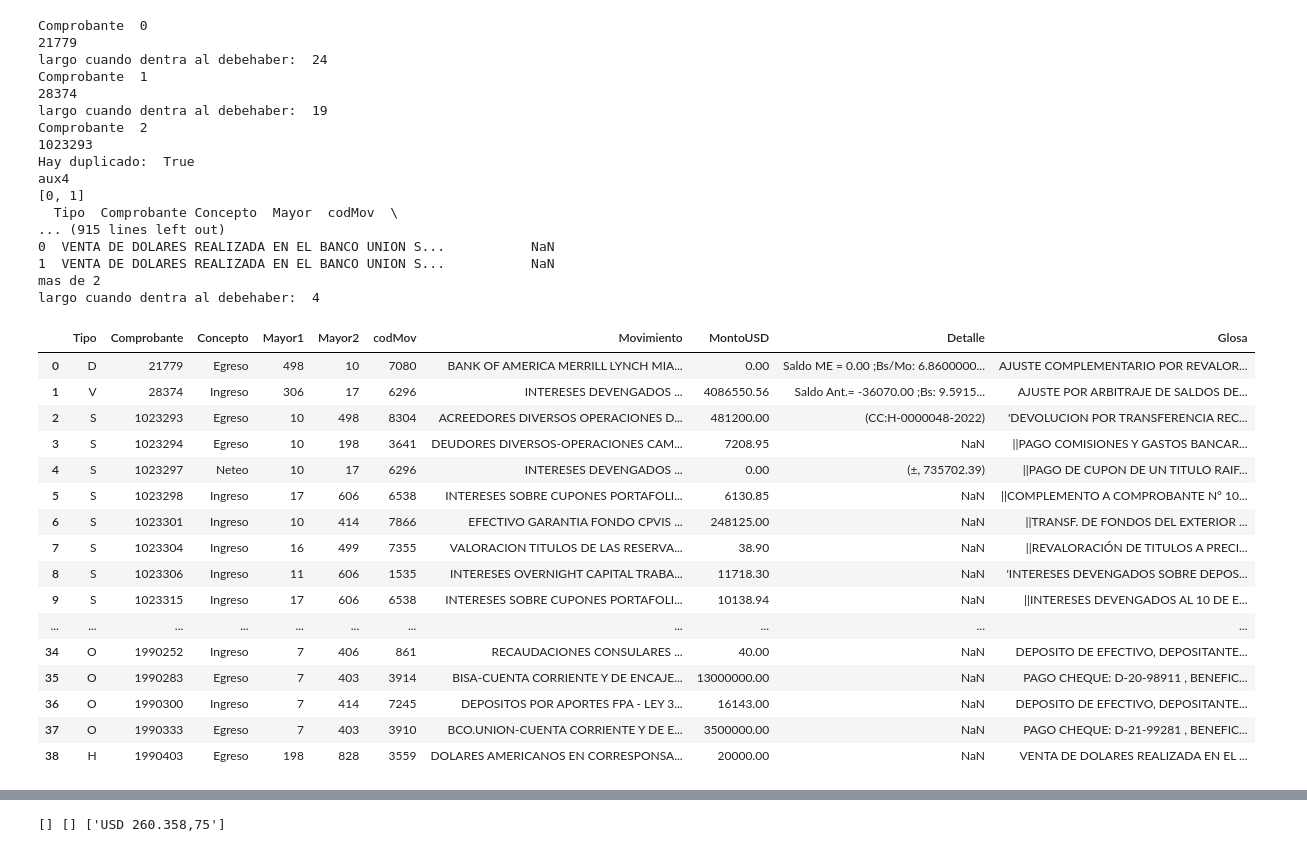
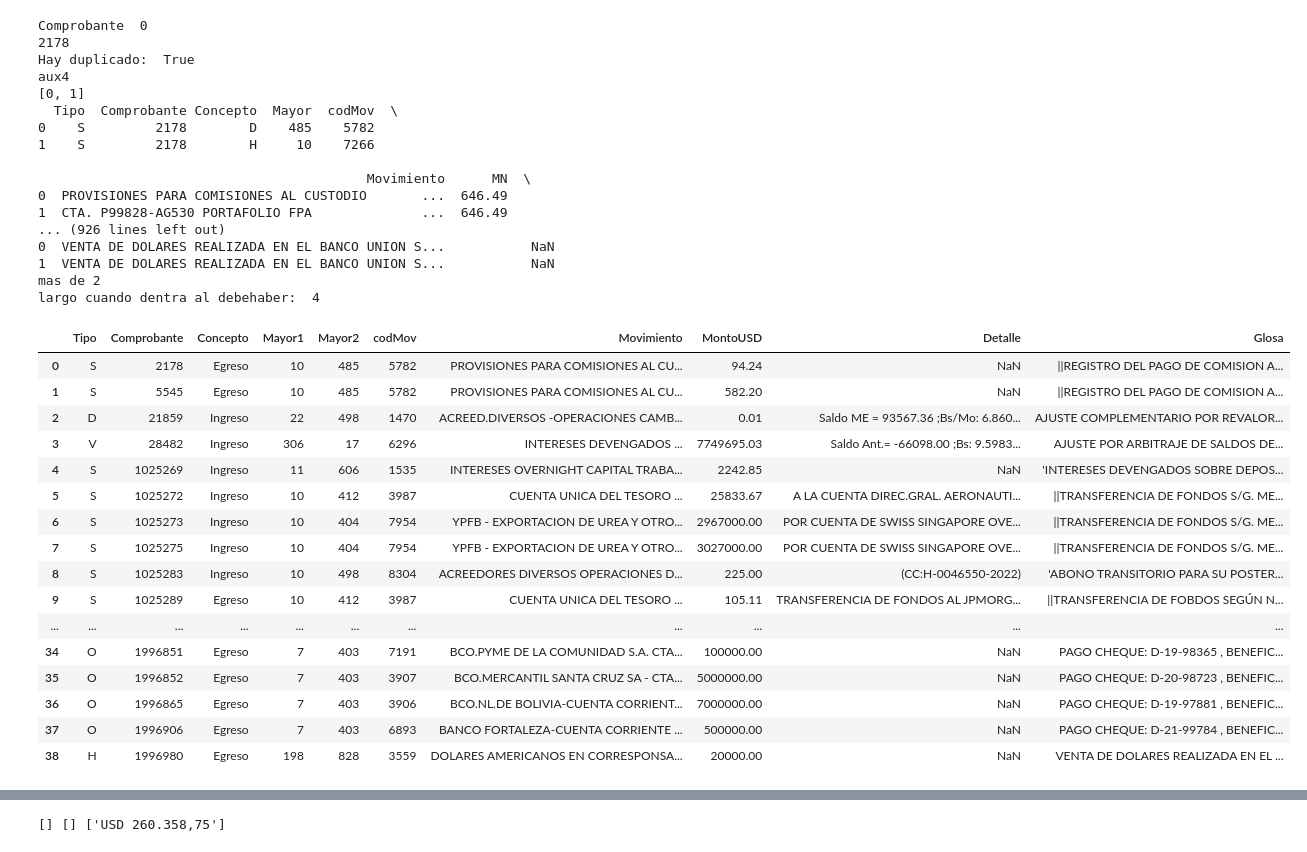
Before and after one commit to WilderGitHub/AppCambiaria, a Jupyter notebook: app/app.ipynb, the cells around one changed output, grey strips where cells are left out. Drawn from its saved outputs; the diff is of its cells as text; code cells hidden in the pictures.

```diff
--- a/app/app.ipynb
+++ b/app/app.ipynb
@@ -3,16 +3,18 @@ import numpy as np
 import pandas as pd
 import re
 from pandas import Series, DataFrame
-gtes = "gtes10ene.xls"
-goi = "goi10ene.xls"
-gom = "gom10ene.xls"
-gef = "gef10ene.xls"
+gtes = "gtes04feb.xls"
+goi = "goi04feb.xls"
+gom = "gom04feb.xls"
+gef = "gef04feb.xls"
+parametros = "parametros.xlsx"
 cuentas=[7,10,11,12,16,17]
 bdgtes = pd.read_excel('../data/'+gtes)
 bdgoi = pd.read_excel('../data/'+goi)
 bdgom = pd.read_excel('../data/'+gom)
 bdgef = pd.read_excel('../data/'+gef)
-
+movimientos =pd.read_excel('../data/'+parametros, sheet_name="movimientos")
 bdBruto= pd.concat([bdgtes,bdgoi,bdgom,bdgef],ignore_index=True)
 #bd.describe()
+movimientos
 # %% [output]
@@ -127,12 +142,14 @@ for q in range(len(aux1)):
     aux2 = bd[bd["comprobante"]==aux1[q]]
     aux2=aux2.reset_index(drop=True)
     data1=[]
-    columnas=["Tipo","Comprobante","Concepto","Mayor","codMov","Movimiento","MN","Glosa","GlosaDetalle"]
+    columnas1=["Tipo","Comprobante","Concepto","Mayor","codMov","Movimiento","MN","Glosa","GlosaDetalle"]
+    data2=[]
+    columnas2=["Tipo","Comprobante","Concepto","Mayor1","Mayor2","codMov","Movimiento","MontoUSD","Detalle","Glosa"] #luego pones mas campos importantes
     print("Comprobante ",q)
     print(aux2["comprobante"][0])
     if aux2["tipo"][0]=='V' or aux2["tipo"][0]=='D': ####### los ajustes por arbitraje y revalorizacion ######
         data2=[]
-        columnas=["Tipo","Comprobante","Concepto","Mayor1","Mayor2","codMov","Movimiento","MontoUSD","Detalle","Glosa"] #luego pones mas campos importantes
+        columnas2=["Tipo","Comprobante","Concepto","Mayor1","Mayor2","codMov","Movimiento","MontoUSD","Detalle","Glosa"] #luego pones mas campos importantes
         sumaDebe=0
         sumaHaber=0
         for i in aux2.index:
@@ -149,7 +166,7 @@ for q in range(len(aux1)):
             dv("Egreso",-suma)
             #unRegistro=pd.DataFrame(data2,columns=columnas)
             #consolidado=consolidado.append(unRegistro, ignore_index=True)
-        unRegistro=pd.DataFrame(data2,columns=columnas)
+        unRegistro=pd.DataFrame(data2,columns=columnas2)
         consolidado=consolidado.append(unRegistro, ignore_index=True)
     else: # estos son los casos normales digamos ##############################################################
         #print ("menos Tipo D o V")
@@ -167,7 +184,7 @@ for q in range(len(aux1)):
                     "Mayor":aux2["mayor"][aux4[x]],"codMov":aux2["codMov"][aux4[x]],"Movimiento":aux2["nomMov"][aux4[x]],
                     "MN":aux2["mn"][aux4[x]],"Glosa":aux2["glosa"][aux4[x]],"GlosaDetalle":aux2["glosaRenglon"][aux4[x]],
                             })
-                pares=pd.DataFrame(data1,columns=columnas)
+                pares=pd.DataFrame(data1,columns=columnas1)
 
         else:   # Aqui anotamos todos los que no son repetidos
             print('aux2')
@@ -182,7 +199,7 @@ for q in range(len(aux1)):
                     "Mayor":aux2["mayor"][x],"codMov":aux2["codMov"][x],"Movimiento":aux2["nomMov"][x],
                     "MN":aux2["mn"][x],"Glosa":aux2["glosa"][x],"GlosaDetalle":aux2["glosaRenglon"][x],
                             })
-                pares=pd.DataFrame(data1,columns=columnas)
+                pares=pd.DataFrame(data1,columns=columnas1)
 
             #print(aux2['mayor'][i],' ... ',aux2["comprobante"][i])
             #print('pares ',pares["Comprobante"][0])
@@ -195,7 +212,7 @@ for q in range(len(aux1)):
             if pares["Mayor"][0] in cuentas and pares["Mayor"][1] in cuentas:
                 #print("Posible Neteo")
                 llenarData("Neteo",0,1)  ######## aqui ver para que el monto sea cero y que en el detalle salga el monto
-                unRegistro=pd.DataFrame(data2,columns=columnas)
+                unRegistro=pd.DataFrame(data2,columns=columnas2)
             else:
                 if pares["Mayor"][0] in cuentas and pares["Mayor"][1] not in cuentas and pares["Concepto"][0]=="D":
                     print('caso 1')
@@ -229,58 +246,58 @@ for q in range(len(aux1)):
                     if aux2["mayor"][i] in cuentas and aux2["dh"][i]=='D':
                         sumaDebe=sumaDebe+aux2["mn"][i]/6.86
                     elif aux2["mayor"][i] in cuentas and aux2["dh"][i]=='H':
                         sumaHaber=sumaHaber+aux2["mn"][i]/6.86
                 suma=sumaDebe-sumaHaber
                 if suma>0:
                     dv("Ingreso",suma)
                     #unRegistro=pd.DataFrame(data2,columns=columnas)
                     #consolidado=consolidado.append(unRegistro, ignore_index=True)
                 else:
                     dv("Egreso",-suma)
                     #unRegistro=pd.DataFrame(data2,columns=columnas)
                     #consolidado=consolidado.append(unRegistro, ignore_index=True)
                 ####
 
-        unRegistro=pd.DataFrame(data2,columns=columnas)
+        unRegistro=pd.DataFrame(data2,columns=columnas2)
         consolidado=consolidado.append(unRegistro, ignore_index=True)
 
 consolidado
 #consolidado.to_excel("borrar1.xlsx")
 # %% [output]
 Comprobante  0
-21779
-largo cuando dentra al debehaber:  24
-Comprobante  1
-28374
-largo cuando dentra al debehaber:  19
-Comprobante  2
-1023293
+2178
 Hay duplicado:  True
 aux4
 [0, 1]
   Tipo  Comprobante Concepto  Mayor  codMov  \
-... (915 lines left out)
+0    S         2178        D    485    5782
+1    S         2178        H     10    7266
+
+                                          Movimiento      MN  \
+0  PROVISIONES PARA COMISIONES AL CUSTODIO       ...  646.49
+1  CTA. P99828-AG530 PORTAFOLIO FPA              ...  646.49
+... (926 lines left out)
 0  VENTA DE DOLARES REALIZADA EN EL BANCO UNION S...           NaN
 1  VENTA DE DOLARES REALIZADA EN EL BANCO UNION S...           NaN
 mas de 2
 largo cuando dentra al debehaber:  4
 |  | Tipo | Comprobante | Concepto | Mayor1 | Mayor2 | codMov | Movimiento | MontoUSD | Detalle | Glosa |
-| 0 | D | 21779 | Egreso | 498 | 10 | 7080 | BANK OF AMERICA MERRILL LYNCH MIA... | 0.00 | Saldo ME = 0.00 ;Bs/Mo: 6.8600000... | AJUSTE COMPLEMENTARIO POR REVALOR... |
-| 1 | V | 28374 | Ingreso | 306 | 17 | 6296 | INTERESES DEVENGADOS ... | 4086550.56 | Saldo Ant.= -36070.00 ;Bs: 9.5915... | AJUSTE POR ARBITRAJE DE SALDOS DE... |
-| 2 | S | 1023293 | Egreso | 10 | 498 | 8304 | ACREEDORES DIVERSOS OPERACIONES D... | 481200.00 | (CC:H-0000048-2022) | 'DEVOLUCION POR TRANSFERENCIA REC... |
-| 3 | S | 1023294 | Egreso | 10 | 198 | 3641 | DEUDORES DIVERSOS-OPERACIONES CAM... | 7208.95 | NaN | ||PAGO COMISIONES Y GASTOS BANCAR... |
-| 4 | S | 1023297 | Neteo | 10 | 17 | 6296 | INTERESES DEVENGADOS ... | 0.00 | (±, 735702.39) | ||PAGO DE CUPON DE UN TITULO RAIF... |
-| 5 | S | 1023298 | Ingreso | 17 | 606 | 6538 | INTERESES SOBRE CUPONES PORTAFOLI... | 6130.85 | NaN | ||COMPLEMENTO A COMPROBANTE N° 10... |
-| 6 | S | 1023301 | Ingreso | 10 | 414 | 7866 | EFECTIVO GARANTIA FONDO CPVIS ... | 248125.00 | NaN | ||TRANSF. DE FONDOS DEL EXTERIOR ... |
-| 7 | S | 1023304 | Ingreso | 16 | 499 | 7355 | VALORACION TITULOS DE LAS RESERVA... | 38.90 | NaN | ||REVALORACIÓN DE TITULOS A PRECI... |
-| 8 | S | 1023306 | Ingreso | 11 | 606 | 1535 | INTERESES OVERNIGHT CAPITAL TRABA... | 11718.30 | NaN | 'INTERESES DEVENGADOS SOBRE DEPOS... |
-| 9 | S | 1023315 | Ingreso | 17 | 606 | 6538 | INTERESES SOBRE CUPONES PORTAFOLI... | 10138.94 | NaN | ||INTERESES DEVENGADOS AL 10 DE E... |
+| 0 | S | 2178 | Egreso | 10 | 485 | 5782 | PROVISIONES PARA COMISIONES AL CU... | 94.24 | NaN | ||REGISTRO DEL PAGO DE COMISION A... |
+| 1 | S | 5545 | Egreso | 10 | 485 | 5782 | PROVISIONES PARA COMISIONES AL CU... | 582.20 | NaN | ||REGISTRO DEL PAGO DE COMISION A... |
+| 2 | D | 21859 | Ingreso | 22 | 498 | 1470 | ACREED.DIVERSOS -OPERACIONES CAMB... | 0.01 | Saldo ME = 93567.36 ;Bs/Mo: 6.860... | AJUSTE COMPLEMENTARIO POR REVALOR... |
+| 3 | V | 28482 | Ingreso | 306 | 17 | 6296 | INTERESES DEVENGADOS ... | 7749695.03 | Saldo Ant.= -66098.00 ;Bs: 9.5983... | AJUSTE POR ARBITRAJE DE SALDOS DE... |
+| 4 | S | 1025269 | Ingreso | 11 | 606 | 1535 | INTERESES OVERNIGHT CAPITAL TRABA... | 2242.85 | NaN | 'INTERESES DEVENGADOS SOBRE DEPOS... |
+| 5 | S | 1025272 | Ingreso | 10 | 412 | 3987 | CUENTA UNICA DEL TESORO ... | 25833.67 | A LA CUENTA DIREC.GRAL. AERONAUTI... | ||TRANSFERENCIA DE FONDOS S/G. ME... |
+| 6 | S | 1025273 | Ingreso | 10 | 404 | 7954 | YPFB - EXPORTACION DE UREA Y OTRO... | 2967000.00 | POR CUENTA DE SWISS SINGAPORE OVE... | ||TRANSFERENCIA DE FONDOS S/G. ME... |
+| 7 | S | 1025275 | Ingreso | 10 | 404 | 7954 | YPFB - EXPORTACION DE UREA Y OTRO... | 3027000.00 | POR CUENTA DE SWISS SINGAPORE OVE... | ||TRANSFERENCIA DE FONDOS S/G. ME... |
+| 8 | S | 1025283 | Ingreso | 10 | 498 | 8304 | ACREEDORES DIVERSOS OPERACIONES D... | 225.00 | (CC:H-0046550-2022) | 'ABONO TRANSITORIO PARA SU POSTER... |
+| 9 | S | 1025289 | Egreso | 10 | 412 | 3987 | CUENTA UNICA DEL TESORO ... | 105.11 | TRANSFERENCIA DE FONDOS AL JPMORG... | ||TRANSFERENCIA DE FOBDOS SEGÚN N... |
 | ... | ... | ... | ... | ... | ... | ... | ... | ... | ... | ... |
-| 34 | O | 1990252 | Ingreso | 7 | 406 | 861 | RECAUDACIONES CONSULARES ... | 40.00 | NaN | DEPOSITO DE EFECTIVO, DEPOSITANTE... |
-| 35 | O | 1990283 | Egreso | 7 | 403 | 3914 | BISA-CUENTA CORRIENTE Y DE ENCAJE... | 13000000.00 | NaN | PAGO CHEQUE: D-20-98911 , BENEFIC... |
-| 36 | O | 1990300 | Ingreso | 7 | 414 | 7245 | DEPOSITOS POR APORTES FPA - LEY 3... | 16143.00 | NaN | DEPOSITO DE EFECTIVO, DEPOSITANTE... |
-| 37 | O | 1990333 | Egreso | 7 | 403 | 3910 | BCO.UNION-CUENTA CORRIENTE Y DE E... | 3500000.00 | NaN | PAGO CHEQUE: D-21-99281 , BENEFIC... |
-| 38 | H | 1990403 | Egreso | 198 | 828 | 3559 | DOLARES AMERICANOS EN CORRESPONSA... | 20000.00 | NaN | VENTA DE DOLARES REALIZADA EN EL ... |
+| 34 | O | 1996851 | Egreso | 7 | 403 | 7191 | BCO.PYME DE LA COMUNIDAD S.A. CTA... | 100000.00 | NaN | PAGO CHEQUE: D-19-98365 , BENEFIC... |
+| 35 | O | 1996852 | Egreso | 7 | 403 | 3907 | BCO.MERCANTIL SANTA CRUZ SA - CTA... | 5000000.00 | NaN | PAGO CHEQUE: D-20-98723 , BENEFIC... |
+| 36 | O | 1996865 | Egreso | 7 | 403 | 3906 | BCO.NL.DE BOLIVIA-CUENTA CORRIENT... | 7000000.00 | NaN | PAGO CHEQUE: D-19-97881 , BENEFIC... |
+| 37 | O | 1996906 | Egreso | 7 | 403 | 6893 | BANCO FORTALEZA-CUENTA CORRIENTE ... | 500000.00 | NaN | PAGO CHEQUE: D-21-99784 , BENEFIC... |
+| 38 | H | 1996980 | Egreso | 198 | 828 | 3559 | DOLARES AMERICANOS EN CORRESPONSA... | 20000.00 | NaN | VENTA DE DOLARES REALIZADA EN EL ... |
 # %%
 aux1=bd["comprobante"].unique()
 consolidado=pd.DataFrame()
```
Also changed, not shown: parts of 6 cells of this notebook, 10 other files.
